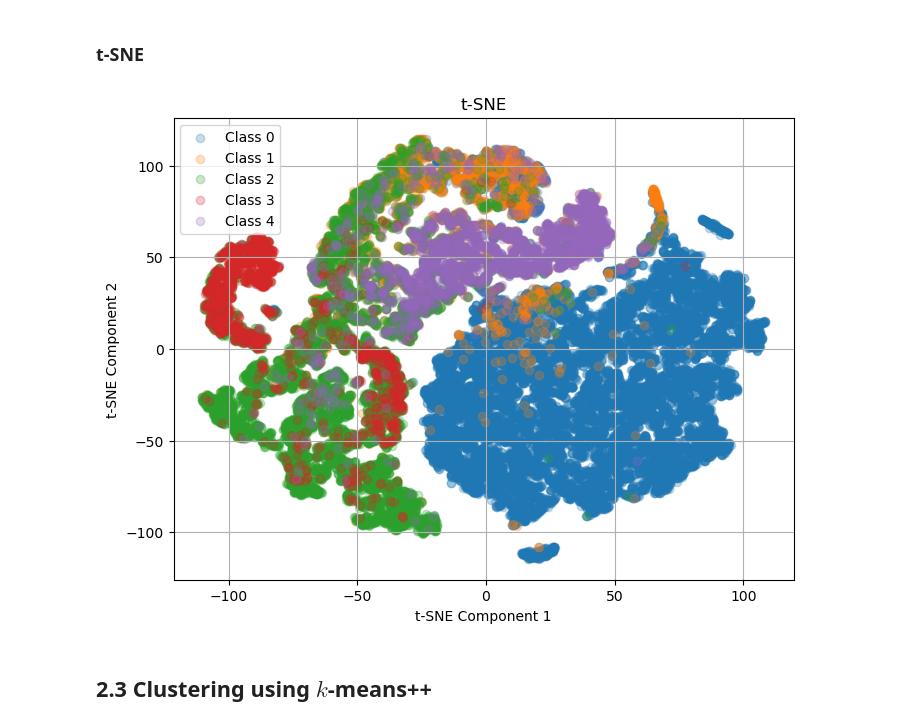
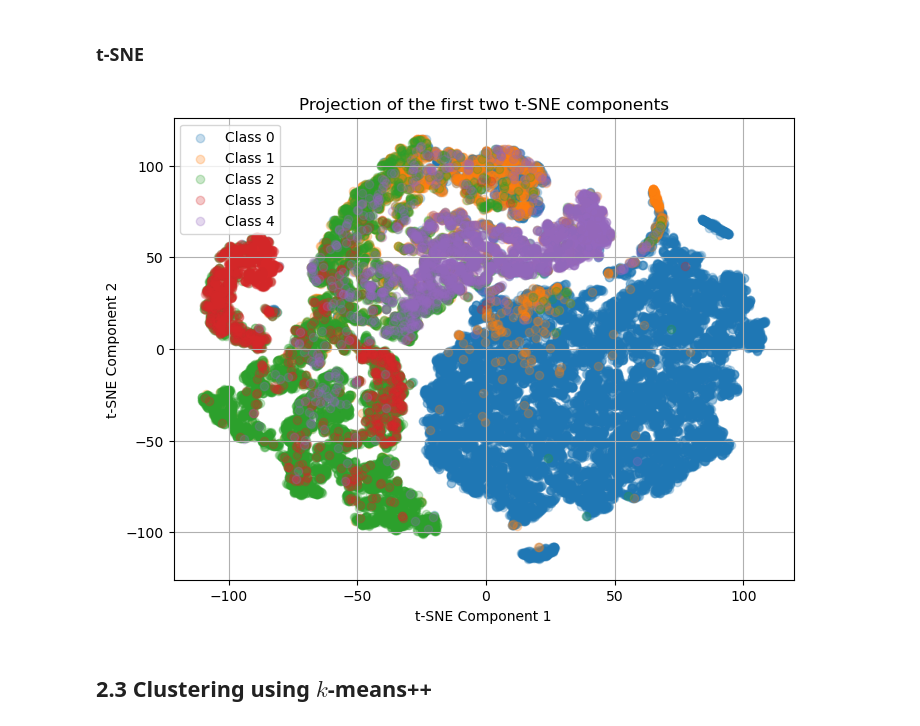
Before and after one commit to henrikdchristensen/DIKU-MLA-A7-Clustering-and-PCA, a Jupyter notebook: src/notebook.ipynb, the cells around one changed output. Saved outputs shown, nothing was run; the diff lists cells and outputs as text; code cells hidden in the pictures.

```diff
--- a/src/notebook.ipynb
+++ b/src/notebook.ipynb
@@ -298,25 +320,25 @@ print(pd.DataFrame(clusters, columns=['Cluster', 'Number of Points', 'Avg. dist.
 # %%
 from sklearn.manifold import TSNE
 
 # Apply t-SNE
 tsne = TSNE(n_components=2, random_state=0)
 X_train_tsne = tsne.fit_transform(X_train)
 
 # Visualize the t-SNE results
 plt.figure(figsize=(8, 6))
 for label in y_train[0].unique():
     plt.scatter(X_train_tsne[y_train[0] == label, 0],
                 X_train_tsne[y_train[0] == label, 1],
                 alpha=0.25,
                 label=f"Class {int(label)}")
-plt.title('t-SNE')
+plt.title('Projection of the first two t-SNE components')
 plt.xlabel('t-SNE Component 1')
 plt.ylabel('t-SNE Component 2')
 plt.legend()
 plt.grid(True)
 plt.show()
 # %% [output]
-[figure, old version]
+[figure, new version]
 # %% [markdown]
 ## 2.3 Clustering using $k$-means++
 # %% [markdown]
```
Also changed, not shown: parts of 13 cells of this notebook, 7 other files.
